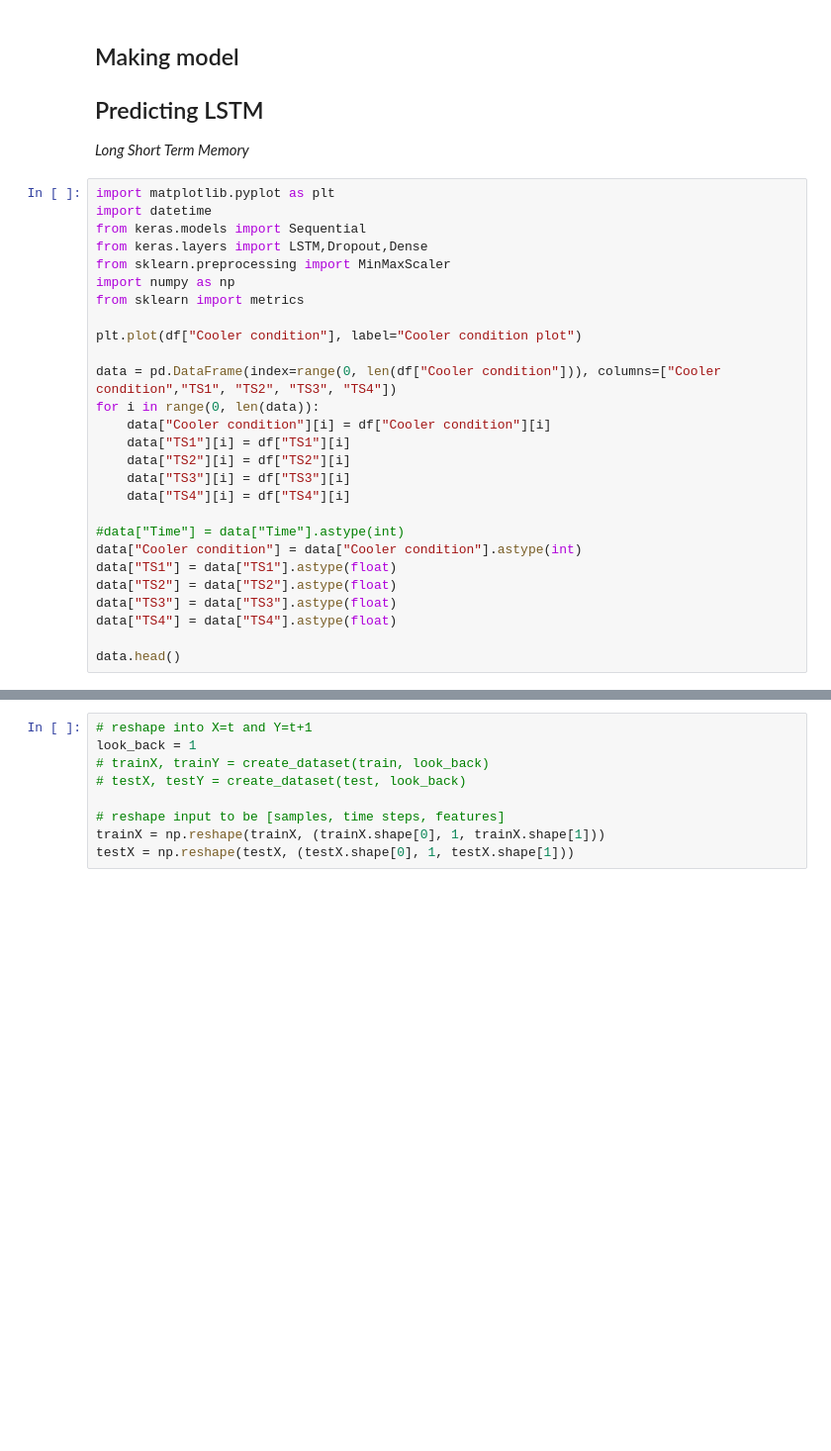
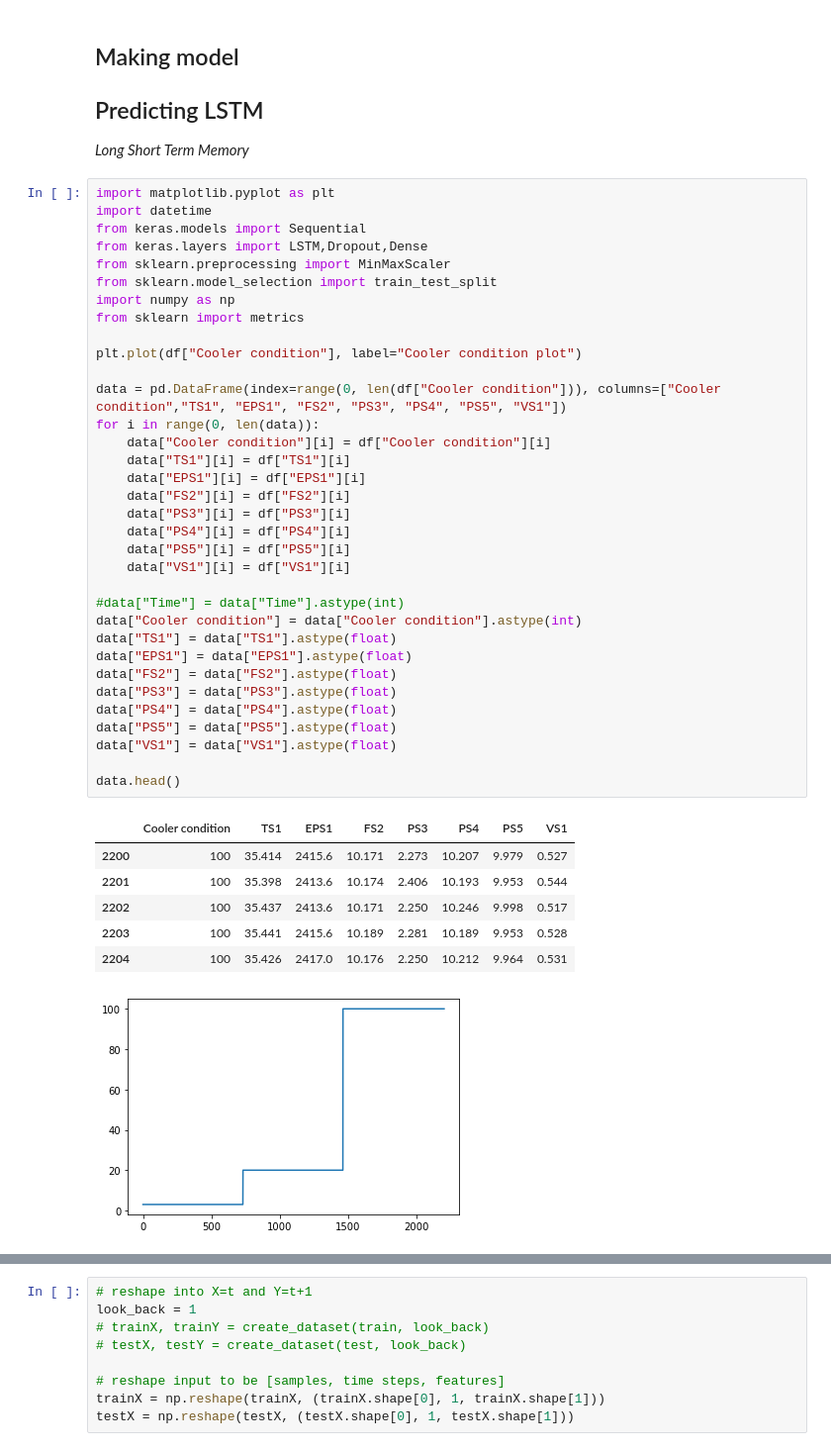
Before and after one commit to Predictive-maintenance-casus-2021/Predictive-Maintenance-supervised-learning, a Jupyter notebook: PredictiveMaintenanceMainNotebook.ipynb, the cells around one changed output, grey strips where cells are left out. Shown: that part at 99% size. Drawn from its saved outputs; the diff is of its cells as text; blank space fills up the shorter version.

Commit message:
Deleted results folder and test other variables

```diff
--- a/PredictiveMaintenanceMainNotebook.ipynb
+++ b/PredictiveMaintenanceMainNotebook.ipynb
@@ -76,30 +97,45 @@ _Long Short Term Memory_
 # %%
 import matplotlib.pyplot as plt
 import datetime
 from keras.models import Sequential
 from keras.layers import LSTM,Dropout,Dense
 from sklearn.preprocessing import MinMaxScaler
+from sklearn.model_selection import train_test_split
 import numpy as np
 from sklearn import metrics
 
 plt.plot(df["Cooler condition"], label="Cooler condition plot")
 
-data = pd.DataFrame(index=range(0, len(df["Cooler condition"])), columns=["Cooler condition","TS1", "TS2", "TS3", "TS4"])
+data = pd.DataFrame(index=range(0, len(df["Cooler condition"])), columns=["Cooler condition","TS1", "EPS1", "FS2", "PS3", "PS4", "PS5", "VS1"])
 for i in range(0, len(data)):
     data["Cooler condition"][i] = df["Cooler condition"][i]
     data["TS1"][i] = df["TS1"][i]
-    data["TS2"][i] = df["TS2"][i]
-    data["TS3"][i] = df["TS3"][i]
-    data["TS4"][i] = df["TS4"][i]
+    data["EPS1"][i] = df["EPS1"][i]
+    data["FS2"][i] = df["FS2"][i]
+    data["PS3"][i] = df["PS3"][i]
+    data["PS4"][i] = df["PS4"][i]
+    data["PS5"][i] = df["PS5"][i]
+    data["VS1"][i] = df["VS1"][i]
 
 #data["Time"] = data["Time"].astype(int)
 data["Cooler condition"] = data["Cooler condition"].astype(int)
 data["TS1"] = data["TS1"].astype(float)
-data["TS2"] = data["TS2"].astype(float)
-data["TS3"] = data["TS3"].astype(float)
-data["TS4"] = data["TS4"].astype(float)
+data["EPS1"] = data["EPS1"].astype(float)
+data["FS2"] = data["FS2"].astype(float)
+data["PS3"] = data["PS3"].astype(float)
+data["PS4"] = data["PS4"].astype(float)
+data["PS5"] = data["PS5"].astype(float)
+data["VS1"] = data["VS1"].astype(float)
 
 data.head()
+# %% [output]
+|  | Cooler condition | TS1 | EPS1 | FS2 | PS3 | PS4 | PS5 | VS1 |
+| 2200 | 100 | 35.414 | 2415.6 | 10.171 | 2.273 | 10.207 | 9.979 | 0.527 |
+| 2201 | 100 | 35.398 | 2413.6 | 10.174 | 2.406 | 10.193 | 9.953 | 0.544 |
+| 2202 | 100 | 35.437 | 2413.6 | 10.171 | 2.250 | 10.246 | 9.998 | 0.517 |
+| 2203 | 100 | 35.441 | 2415.6 | 10.189 | 2.281 | 10.189 | 9.953 | 0.528 |
+| 2204 | 100 | 35.426 | 2417.0 | 10.176 | 2.250 | 10.212 | 9.964 | 0.531 |
+[figure, added]
 # %%
 X_scaler=MinMaxScaler(feature_range=(0,1))
 Y_scaler=MinMaxScaler(feature_range=(0,1))
```
Also changed, not shown: parts of 10 cells of this notebook, 1 other file.
